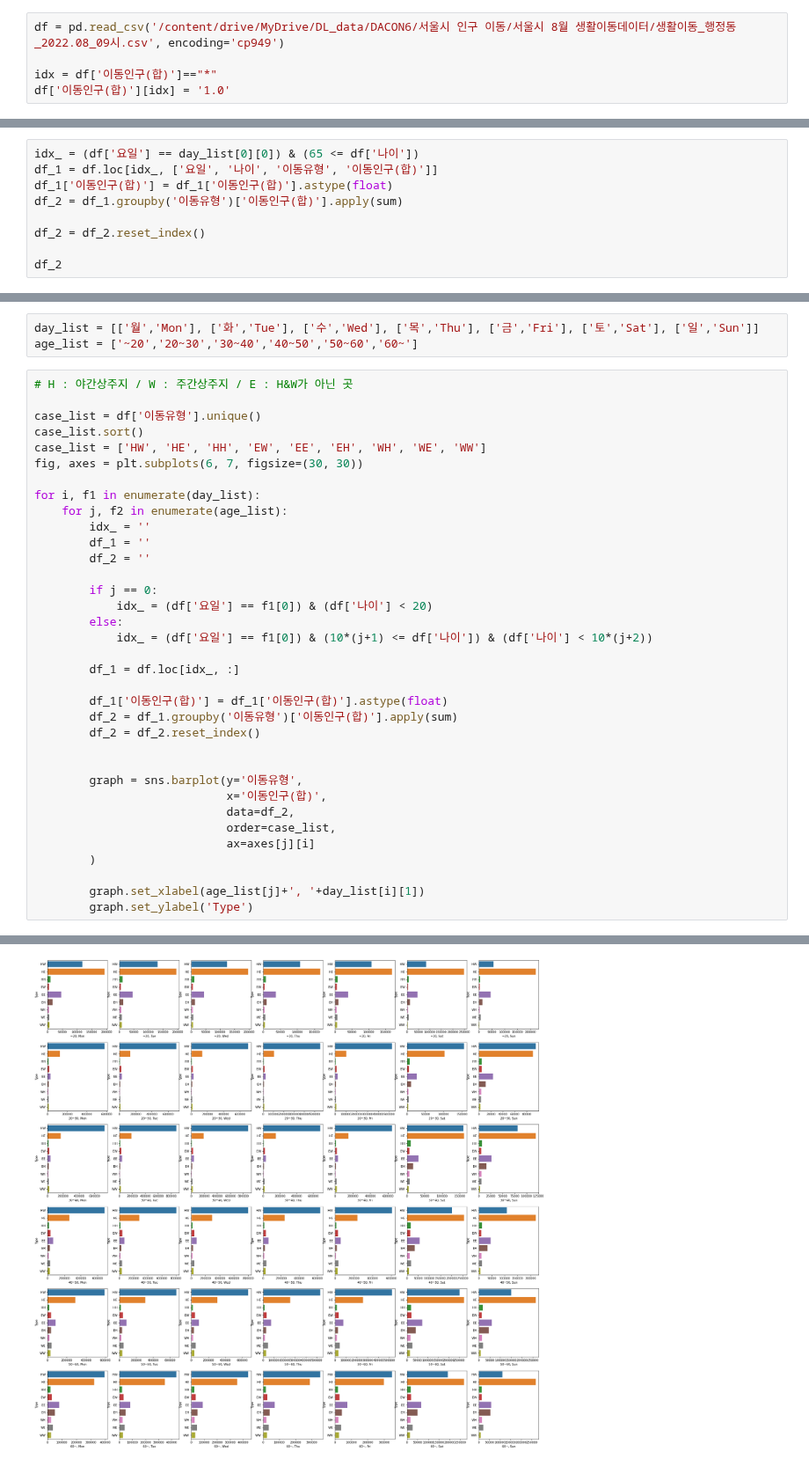
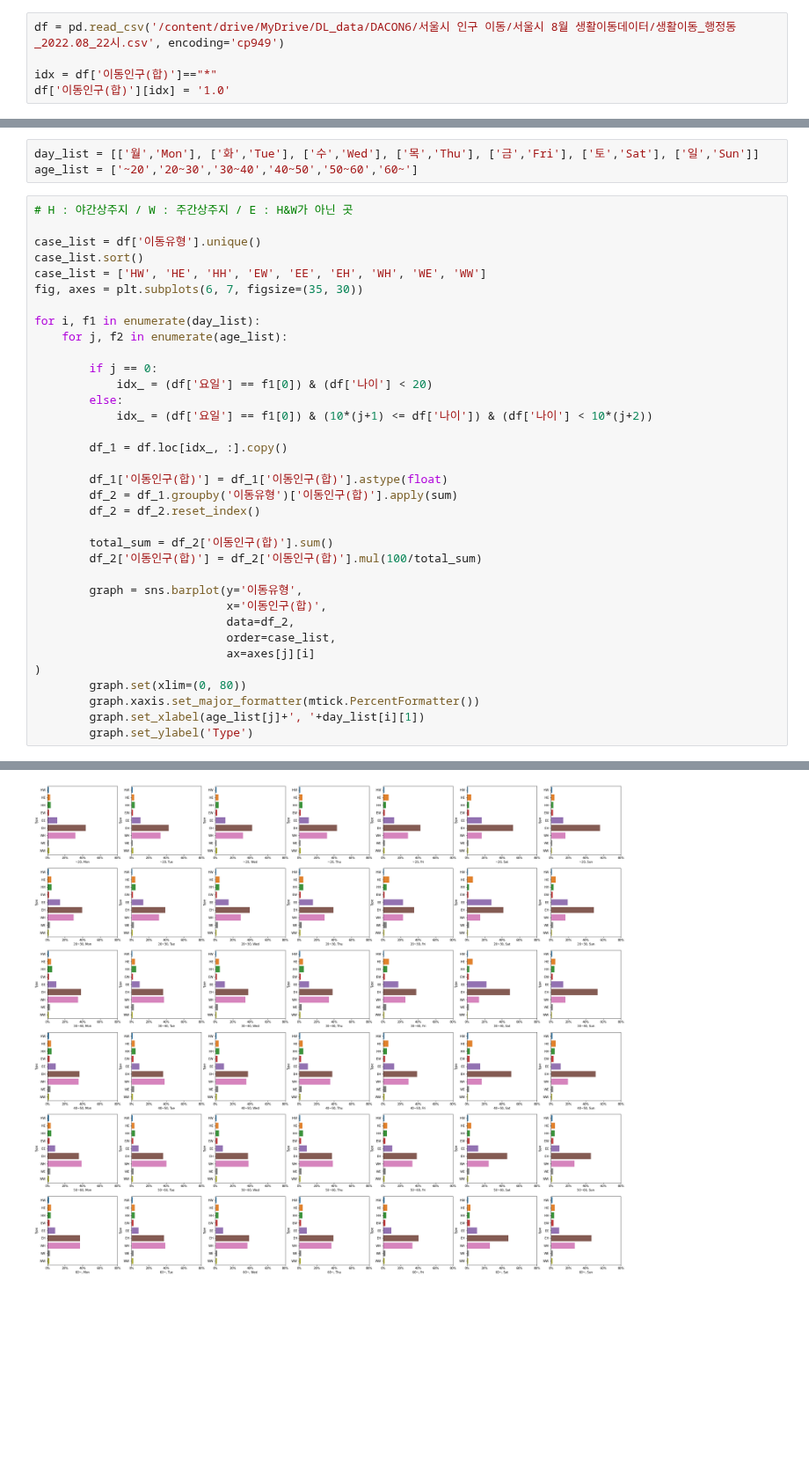
Before and after one commit to lg960214/DACON_Seoul_6, a Jupyter notebook: EDA.ipynb, the cells around one changed output, grey strips where cells are left out. Shown at 88% size. Drawn from its saved outputs; the diff is of its cells as text; blank space fills up the shorter version.

```diff
--- a/EDA.ipynb
+++ b/EDA.ipynb
@@ -25,5 +60,5 @@ NVIDIA-SMI has failed because it couldn't communicate with the NVIDIA driver. Ma
 # %%
-df = pd.read_csv('/content/drive/MyDrive/DL_data/DACON6/서울시 인구 이동/서울시 8월 생활이동데이터/생활이동_행정동_2022.08_09시.csv', encoding='cp949')
+df = pd.read_csv('/content/drive/MyDrive/DL_data/DACON6/서울시 인구 이동/서울시 8월 생활이동데이터/생활이동_행정동_2022.08_22시.csv', encoding='cp949')
 
 idx = df['이동인구(합)']=="*"
 df['이동인구(합)'][idx] = '1.0'
@@ -58,12 +93,3 @@ df_2.head(20)
 | 776920 | 202208 | 월 | 9 | 1108077 | 1116053 | F | 60 | HE | 117 | 3.83 |
 | 777148 | 202208 | 월 | 9 | 1108077 | 3113011 | F | 60 | HE | 121 | 3.84 |
 | 776322 | 202208 | 월 | 9 | 1108077 | 1107057 | F | 60 | HE | 134 | 3.84 |
-# %%
-idx_ = (df['요일'] == day_list[0][0]) & (65 <= df['나이'])
-df_1 = df.loc[idx_, ['요일', '나이', '이동유형', '이동인구(합)']]
-df_1['이동인구(합)'] = df_1['이동인구(합)'].astype(float)
-df_2 = df_1.groupby('이동유형')['이동인구(합)'].apply(sum)
-
-df_2 = df_2.reset_index()
-
-df_2
@@ -87,33 +102,33 @@ age_list = ['~20','20~30','30~40','40~50','50~60','60~']
 case_list = df['이동유형'].unique()
 case_list.sort()
 case_list = ['HW', 'HE', 'HH', 'EW', 'EE', 'EH', 'WH', 'WE', 'WW']
-fig, axes = plt.subplots(6, 7, figsize=(30, 30))
+fig, axes = plt.subplots(6, 7, figsize=(35, 30))
 
 for i, f1 in enumerate(day_list):
     for j, f2 in enumerate(age_list):
-        idx_ = ''
-        df_1 = ''
-        df_2 = ''
 
         if j == 0:
             idx_ = (df['요일'] == f1[0]) & (df['나이'] < 20)
         else:
             idx_ = (df['요일'] == f1[0]) & (10*(j+1) <= df['나이']) & (df['나이'] < 10*(j+2))
 
-        df_1 = df.loc[idx_, :]
+        df_1 = df.loc[idx_, :].copy()
 
         df_1['이동인구(합)'] = df_1['이동인구(합)'].astype(float)
         df_2 = df_1.groupby('이동유형')['이동인구(합)'].apply(sum)
         df_2 = df_2.reset_index()
 
+        total_sum = df_2['이동인구(합)'].sum()
+        df_2['이동인구(합)'] = df_2['이동인구(합)'].mul(100/total_sum)
 
         graph = sns.barplot(y='이동유형',
                             x='이동인구(합)',
                             data=df_2,
                             order=case_list,
                             ax=axes[j][i]
-        )
-
+)
+        graph.set(xlim=(0, 80))
+        graph.xaxis.set_major_formatter(mtick.PercentFormatter())
         graph.set_xlabel(age_list[j]+', '+day_list[i][1])
         graph.set_ylabel('Type')
 # %% [output]
@@ -137 +135 @@ See the caveats in the documentation: https://pandas.pydata.org/pandas-docs/stab
-[figure, old version]
+[figure, new version]
```
Also changed, not shown: parts of 10 cells of this notebook, 2 other files.
